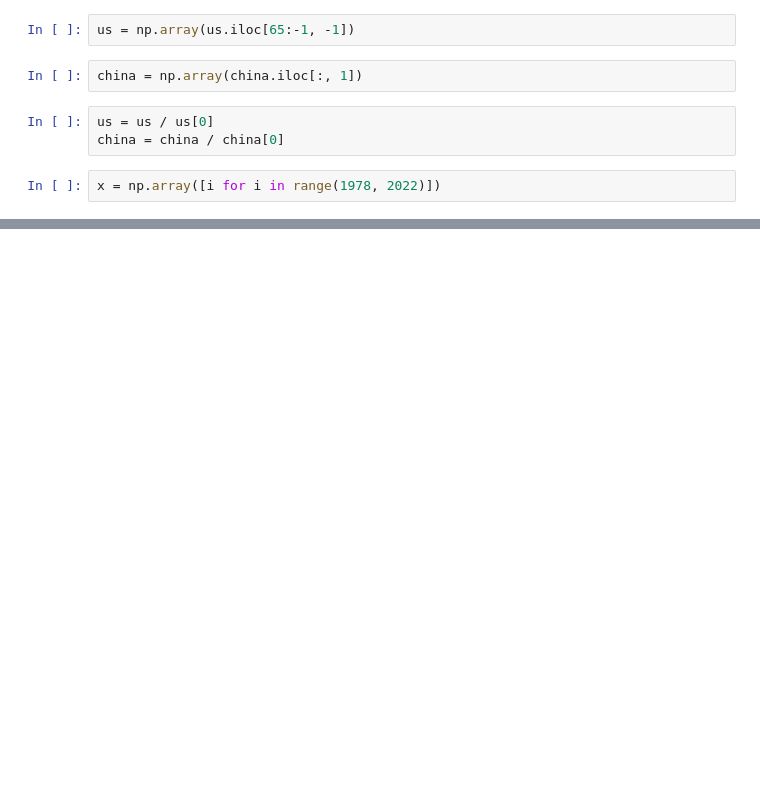
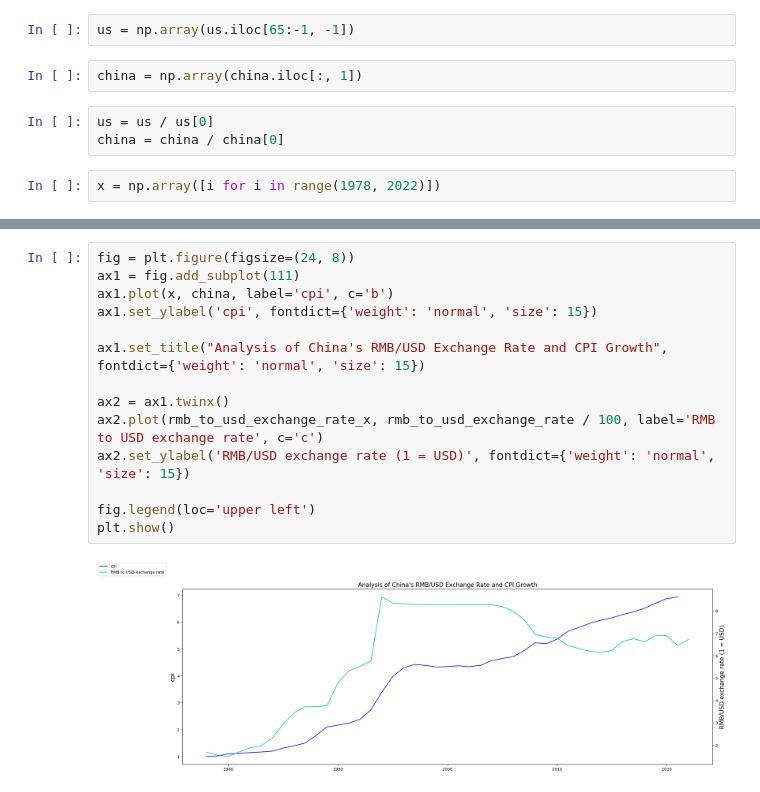
Before and after one commit to kclx/Explore-the-financial-events-behind-changes-in-global-GDP, a Jupyter notebook: notebooks/Comparison_of_CPI_changes_in_China_and_US.ipynb, the cells around one changed output, grey strips where cells are left out. Saved outputs shown, nothing was run; the diff lists cells and outputs as text; blank space fills up the shorter version.

```diff
--- a/notebooks/Comparison_of_CPI_changes_in_China_and_US.ipynb
+++ b/notebooks/Comparison_of_CPI_changes_in_China_and_US.ipynb
@@ -26,0 +70,16 @@ plt.show()
+# %%
+fig = plt.figure(figsize=(24, 8))
+ax1 = fig.add_subplot(111)
+ax1.plot(x, china, label='cpi', c='b')
+ax1.set_ylabel('cpi', fontdict={'weight': 'normal', 'size': 15})
+
+ax1.set_title("Analysis of China's RMB/USD Exchange Rate and CPI Growth", fontdict={'weight': 'normal', 'size': 15})
+
+ax2 = ax1.twinx()
+ax2.plot(rmb_to_usd_exchange_rate_x, rmb_to_usd_exchange_rate / 100, label='RMB to USD exchange rate', c='c')
+ax2.set_ylabel('RMB/USD exchange rate (1 = USD)', fontdict={'weight': 'normal', 'size': 15})
+
+fig.legend(loc='upper left')
+plt.show()
+# %% [output]
+[figure, added]
```
Also changed, not shown: parts of 14 cells of this notebook, 6 other files.
